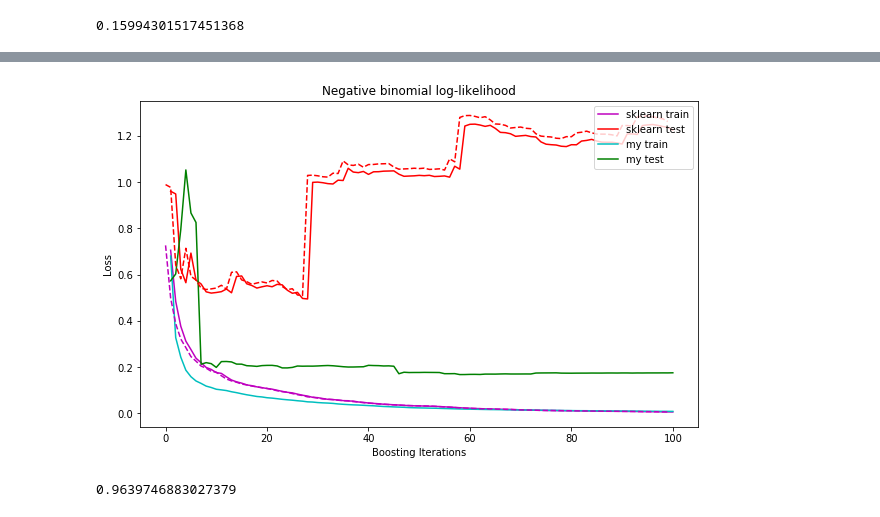
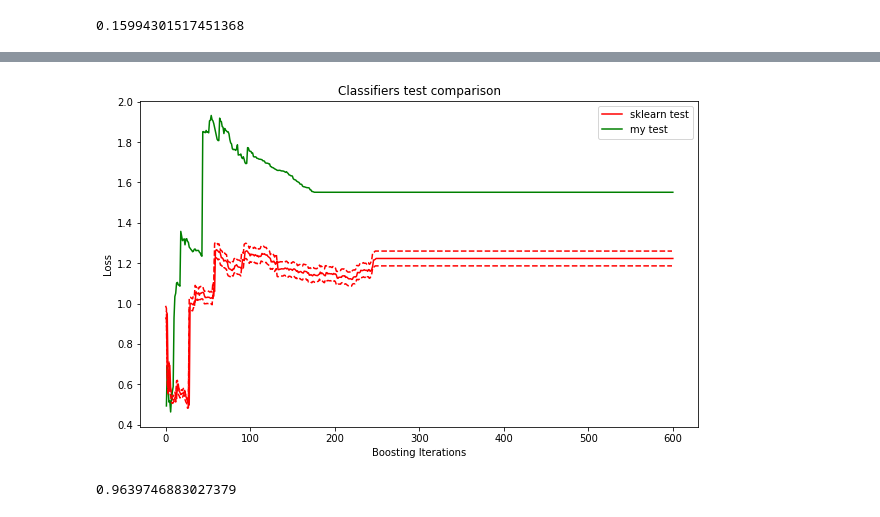
Before and after one commit to NastyBoget/sphere_3_semester, a Jupyter notebook: Unit 1/2. Ансамбли. Бустинг/homework2.ipynb, the cells around one changed output, grey strips where cells are left out. Drawn from its saved outputs; the diff is of its cells as text; code cells hidden in the pictures.

Commit message:
other loss function

```diff
--- a/Unit 1/2. Ансамбли. Бустинг/homework2.ipynb
+++ b/Unit 1/2. Ансамбли. Бустинг/homework2.ipynb
@@ -384,5 +376,7 @@ class GradientBoosting:
+# %%
+N_ESTIMATORS = 600
 # %%
-myclf = GradientBoosting(base_estimator=DecisionTree, n_estimators=100)
+myclf = GradientBoosting(n_estimators=N_ESTIMATORS)
 myclf.fit(X_train, y_train)
 y_pred = myclf.predict(X_test)
 f1_score(y_test, y_pred)
@@ -391,7 +385,7 @@ f1_score(y_test, y_pred)
 # %%
 from sklearn.ensemble import GradientBoostingClassifier
 
-clf = GradientBoostingClassifier(learning_rate=0.95, n_estimators=100, max_depth=3)
+clf = GradientBoostingClassifier(learning_rate=0.95, n_estimators=N_ESTIMATORS, max_depth=3)
 clf.fit(X_train, y_train)
 y_pred = clf.predict(X_test)
 f1_score(y_test, y_pred)
@@ -400,20 +413,22 @@ f1_score(y_test, y_pred)
 # %%
-base_test_score = np.zeros((100,), dtype=np.float64)
+base_test_score = np.zeros(N_ESTIMATORS)
+my_test_score = np.zeros(N_ESTIMATORS)
 for i, y_pred in enumerate(clf.staged_decision_function(X_test)):
     base_test_score[i] = clf.loss_(y_test, y_pred)
+for i, y_pred in enumerate(myclf.staged_decision_function(X_test)):
+    my_test_score[i] = myclf._loss(y_test, y_pred)
 
-_, my_test_score = myclf.staged_predict(X_test, y_test)
 plt.figure(figsize=(10, 6))
-plt.title('Negative binomial log-likelihood')
-plt.plot(np.arange(100) + 1, clf.train_score_, 'm-', label='sklearn train')
-plt.plot(np.arange(100) + 1, base_test_score, 'r-', label='sklearn test')
-plt.plot(np.arange(100) + 1, myclf.train_score_, 'c-', label='my train')
-plt.plot(np.arange(100) + 1, my_test_score[:100], 'g-', label='my test')
-
-plt.plot([x * 1.03 for x in clf.train_score_], 'm-', linestyle='--')
+plt.title('Classifiers test comparison')
+plt.plot(np.arange(N_ESTIMATORS) + 1, base_test_score, 'r-', label='sklearn test')
+plt.plot(np.arange(N_ESTIMATORS) + 1, my_test_score, 'g-', label='my test')
 plt.plot([x * 1.03 for x in base_test_score], 'r-', linestyle='--')
-
+plt.plot([x * 0.97 for x in base_test_score], 'r-', linestyle='--')
 plt.legend(loc='upper right')
 plt.xlabel('Boosting Iterations')
 plt.ylabel('Loss')
+
+print(f"sklearn last test loss = {base_test_score[-1]}")
+print(f"threshold 3% = {0.03 * base_test_score[-1]}")
+print(f"my last test loss = {my_test_score[-1]}")
 # %% [output]
@@ -421,4 +438,4 @@ Text(0, 0.5, 'Loss')
-[figure, old version]
+[figure, new version]
 # %%
 class BagBoo:
 
```
Also changed, not shown: parts of 11 cells of this notebook.
